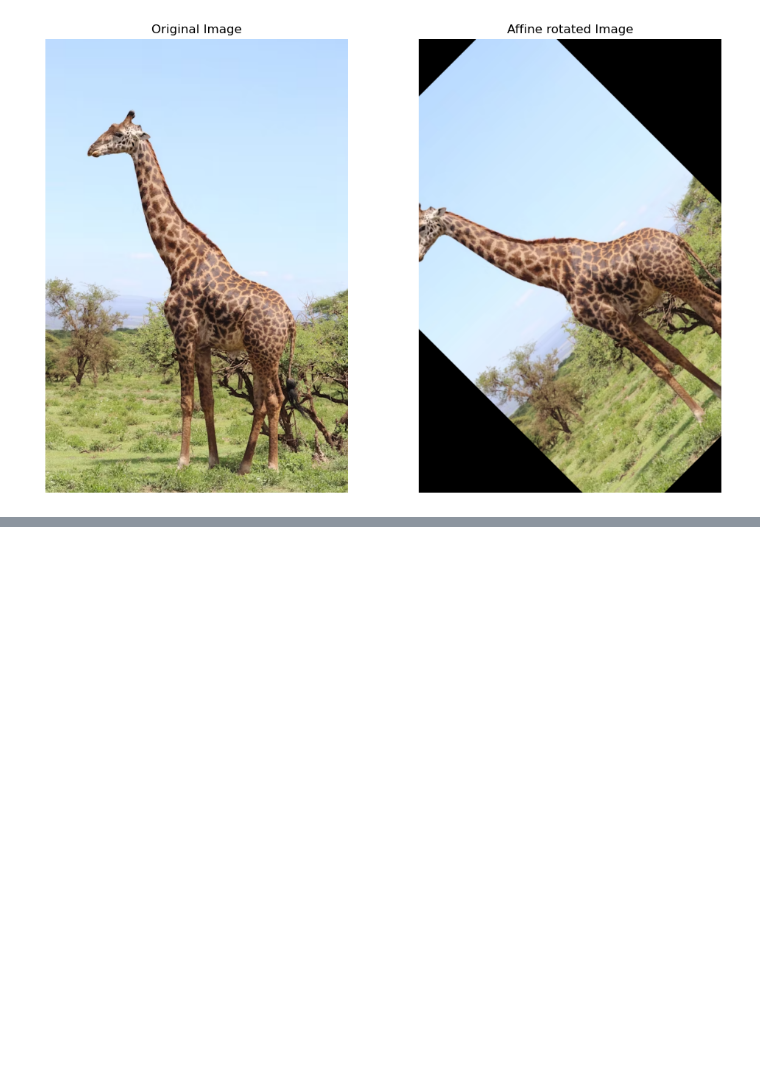
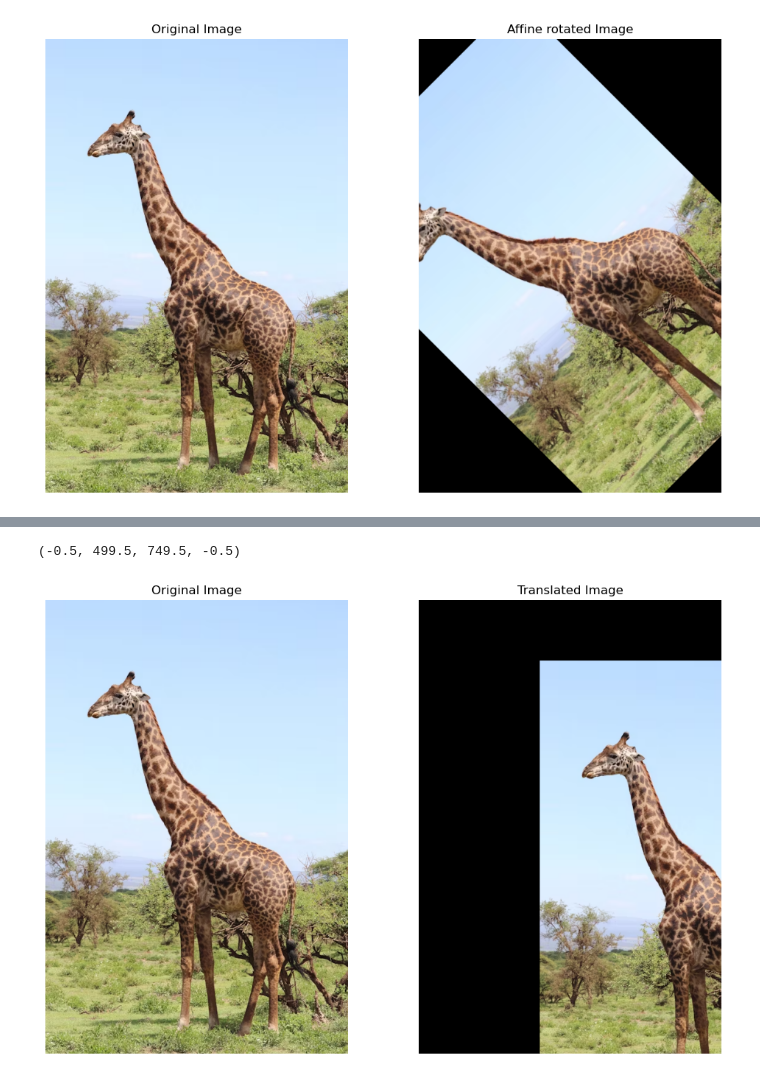
Before and after one commit to aaabdelaziz/Image-Processing, a Jupyter notebook: Python_Implemnetation/8-AffineTransformations.ipynb, the cells around one changed output, grey strips where cells are left out. Drawn from its saved outputs; the diff is of its cells as text; code cells hidden in the pictures; blank space fills up the shorter version.

```diff
--- a/Python_Implemnetation/8-AffineTransformations.ipynb
+++ b/Python_Implemnetation/8-AffineTransformations.ipynb
@@ -125,0 +162,28 @@ plt.axis("off")
+# %%
+
+t_x, t_y = 200, 100
+
+M = np.float32([[1, 0, t_x],
+                [0, 1, t_y]])
+
+# Change the total width and height with shearing
+translated_image = cv2.warpAffine(image_rgb, M, (cols, rows))
+# sheared_image = cv2.warpAffine(image_rgb, M, (cols, rows))
+# %%
+# Show all resized images with each algorithm
+plt.figure(figsize=(12,8))
+
+# Show the original Image
+plt.subplot(1,2,1)
+plt.imshow(image_rgb)
+plt.title("Original Image")
+plt.axis("off")
+
+# Show the perspective Image
+plt.subplot(1,2,2)
+plt.imshow(translated_image)
+plt.title("Translated Image")
+plt.axis("off")
+# %% [output]
+(-0.5, 499.5, 749.5, -0.5)
+[figure, added]
```
Also changed, not shown: parts of 5 cells of this notebook.
